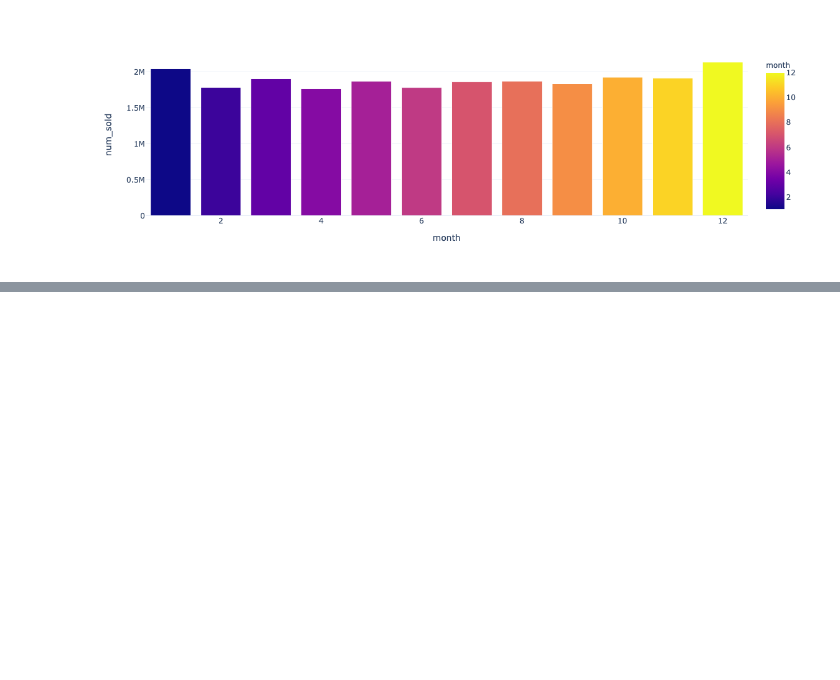
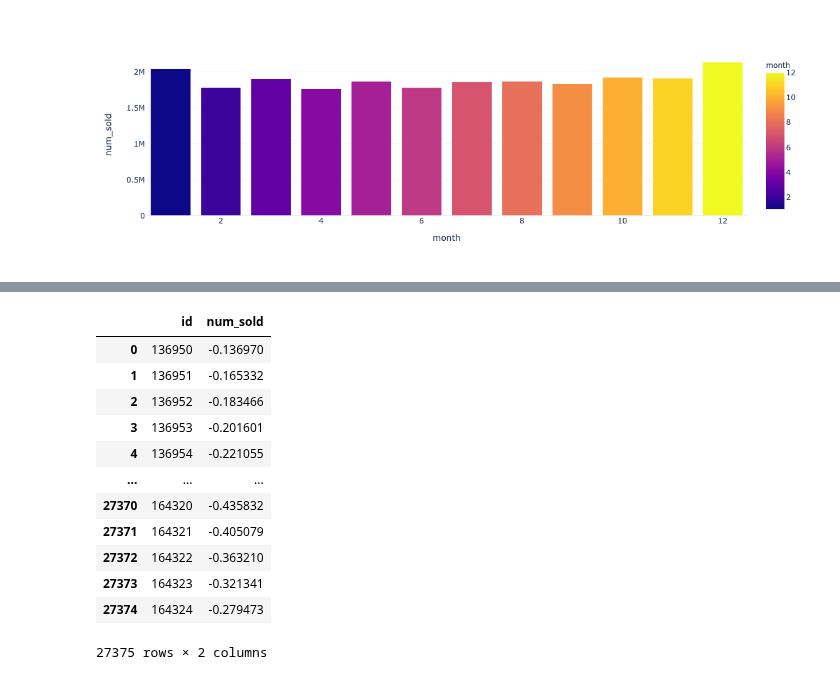
Before and after one commit to averma111/Kaggle_Competition, a Jupyter notebook: pytorch-timeseries-pss3e19.ipynb, the cells around one changed output, grey strips where cells are left out. Drawn from its saved outputs; the diff is of its cells as text; code cells hidden in the pictures; blank space fills up the shorter version.

```diff
--- a/pytorch-timeseries-pss3e19.ipynb
+++ b/pytorch-timeseries-pss3e19.ipynb
@@ -379,4 +400,6 @@ RuntimeError: The size of tensor a (8) must match the size of tensor b (32) at n
+# %%
+data_module_test=PrepareDataTest(X_test)
+data_module_test.setup('test')
 # %%
-data_module.setup('test')
-predictions=trainer.predict(model,data_module.test_dataloader())
+predictions=trainer.predict(model,data_module_test.test_dataloader())
 predictions = torch.concat(predictions)
@@ -409,0 +420,16 @@ sub.submit(protein_list,predictions)
+# %%
+df_submit
+# %% [output]
+|  | id | num_sold |
+| 0 | 136950 | -0.136970 |
+| 1 | 136951 | -0.165332 |
+| 2 | 136952 | -0.183466 |
+| 3 | 136953 | -0.201601 |
+| 4 | 136954 | -0.221055 |
+| ... | ... | ... |
+| 27370 | 164320 | -0.435832 |
+| 27371 | 164321 | -0.405079 |
+| 27372 | 164322 | -0.363210 |
+| 27373 | 164323 | -0.321341 |
+| 27374 | 164324 | -0.279473 |
+27375 rows × 2 columns
```
Also changed, not shown: parts of 20 cells of this notebook.
